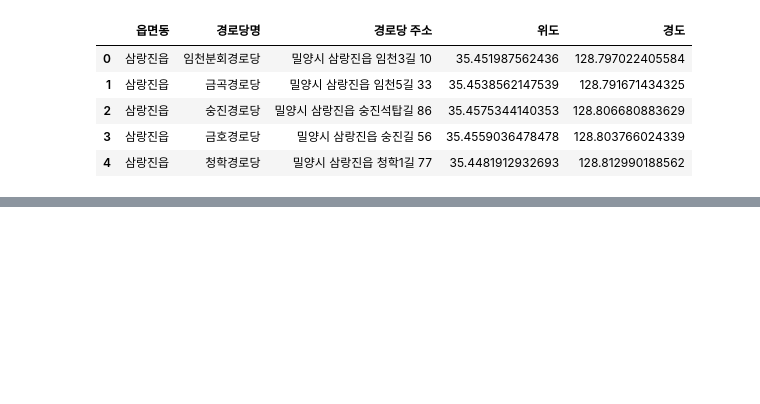
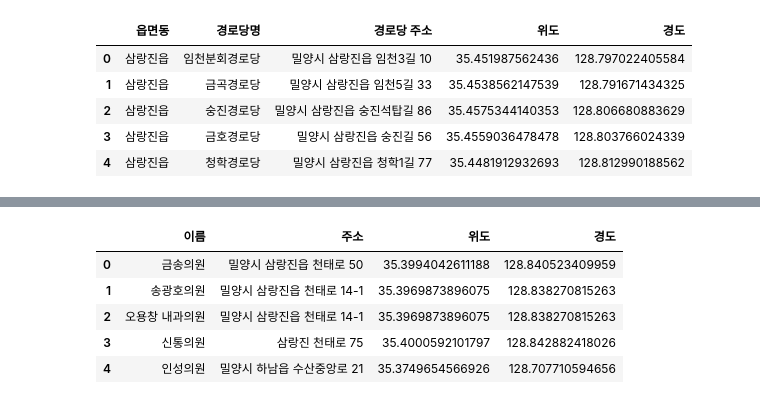
Before and after one commit to Jwainlee/Dwita, a Jupyter notebook: project3_1.ipynb, the cells around one changed output, grey strips where cells are left out. Cells and saved outputs as stored; diff of their text form; code cells hidden in the pictures; blank space fills up the shorter version.

```diff
--- a/project3_1.ipynb
+++ b/project3_1.ipynb
@@ -271,0 +377,3 @@ memory usage: 17.3+ KB
+# %%
+place1['경로당 주소'][215] = '밀양시 단장면 바드리길 412'
+place1['경로당 주소'][314] = '밀양시 무안면 가복4길 4'
@@ -358,0 +508,5 @@ memory usage: 1.7+ KB
+# %%
+for i in range(len(hos)):
+    if hos['위도'][i] == None:
+        print(i)
+        print(hos['주소'][i])
@@ -359 +516,8 @@ memory usage: 1.7+ KB
+# %%
+ad = ['밀양시 미리벌중앙로 67', '밀양시 부북면 용지리', '밀양시 삼문동 161-6', '밀양시 중앙로 381', '밀양시 내이2길 28',
+     '밀양시 북성로 10', '밀양시 삼랑진읍 송지리 416-1', '밀양시 백민로 56']
+idx = [2,21,30,35,57,65,75,96]
+
+for i in range(len(ad)):
+    hospital['주소'][idx[i]] = ad[i]
 # %%
@@ -392,0 +597,27 @@ hospital.head()
+# %%
+clinic['위도'] = None
+clinic['경도'] = None
+
+
+for i in range(len(clinic)):
+    address = clinic['주소'][i]
+
+    # Kakao Maps Geocoding API 요청 URL
+    url = f"https://dapi.kakao.com/v2/local/search/address.json?query={address}"
+
+    # API 요청 헤더 설정
+    headers = {"Authorization": f"KakaoAK {api_key}"}
+
+    # API 요청 및 응답 데이터 가져오기
+    response = requests.get(url, headers=headers)
+    data = response.json()
+
+    # 결과 확인 및 좌표 추출
+    if data.get('documents'):
+        coordinate = data['documents'][0]['address']
+        latitude = coordinate['y']
+        longitude = coordinate['x']
+        clinic['위도'][i] = latitude
+        clinic['경도'][i] = longitude
+
+pharm.info()
@@ -439,0 +659,9 @@ address = hospital['주소'][i]
+# %%
+clinic.head()
+# %% [output]
+|  | 이름 | 주소 | 위도 | 경도 |
+| 0 | 금송의원 | 밀양시 삼랑진읍 천태로 50 | 35.3994042611188 | 128.840523409959 |
+| 1 | 송광호의원 | 밀양시 삼랑진읍 천태로 14-1 | 35.3969873896075 | 128.838270815263 |
+| 2 | 오용창 내과의원 | 밀양시 삼랑진읍 천태로 14-1 | 35.3969873896075 | 128.838270815263 |
+| 3 | 신통의원 | 삼랑진 천태로 75 | 35.4000592101797 | 128.842882418026 |
+| 4 | 인성의원 | 밀양시 하남읍 수산중앙로 21 | 35.3749654566926 | 128.707710594656 |
```
Also changed, not shown: parts of 33 cells of this notebook.
